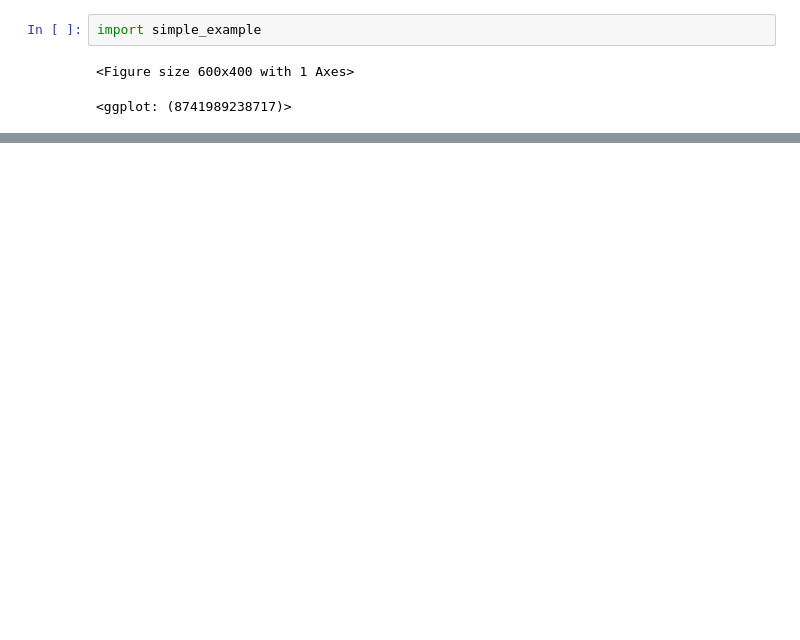
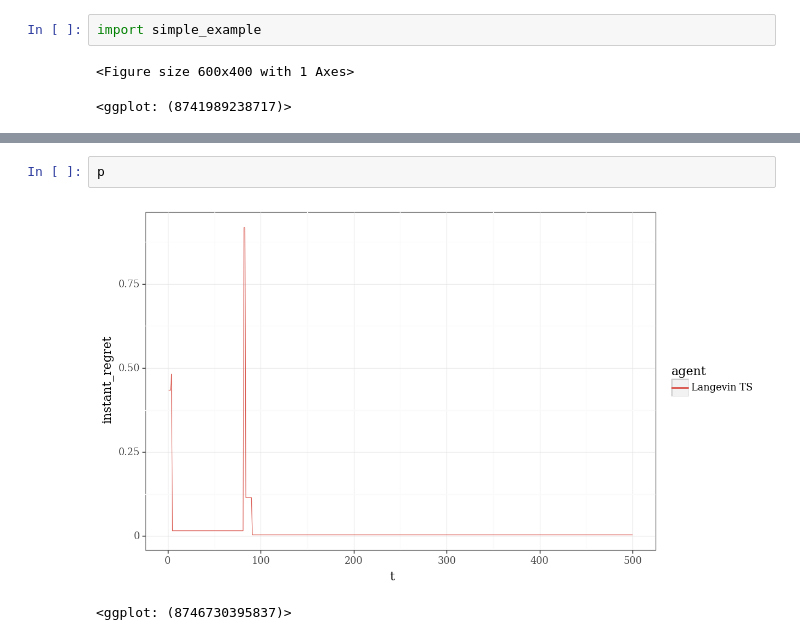
Before and after one commit to holdenlee/Online_Sampling, a Jupyter notebook: src/Notebook.ipynb, the cells around one changed output, grey strips where cells are left out. Drawn from its saved outputs; the diff is of its cells as text; blank space fills up the shorter version.

```diff
--- a/src/Notebook.ipynb
+++ b/src/Notebook.ipynb
@@ -58,0 +368,5 @@ import simple_example
+# %%
+p
+# %% [output]
+[figure, added]
+<ggplot: (8746730395837)>
```
Also changed, not shown: parts of 7 cells of this notebook, 2 other files.
